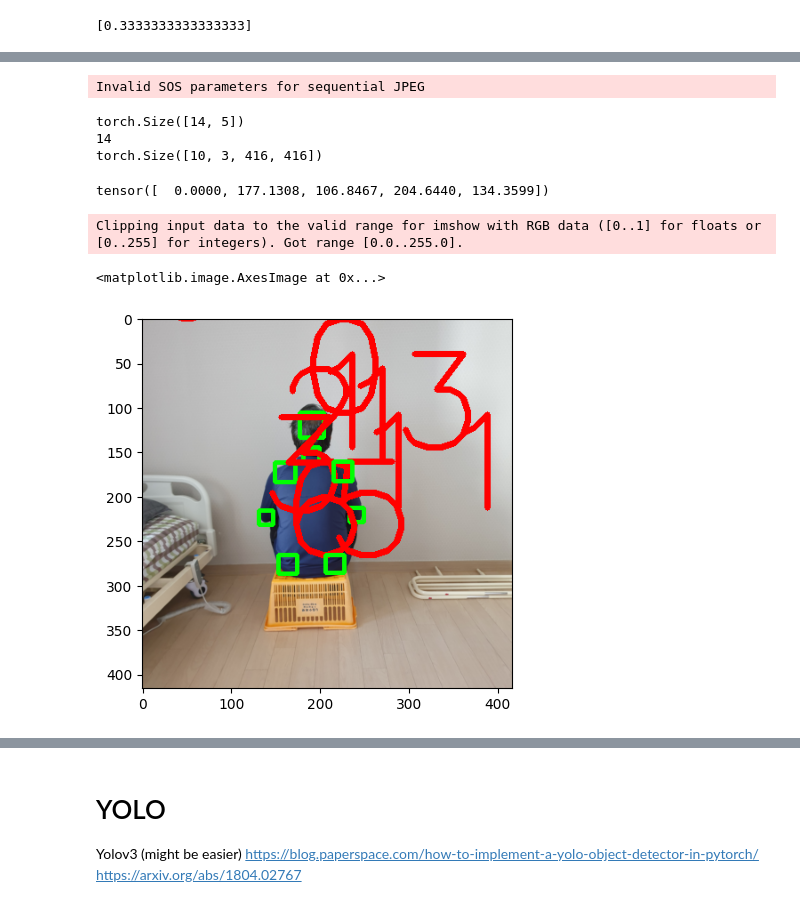
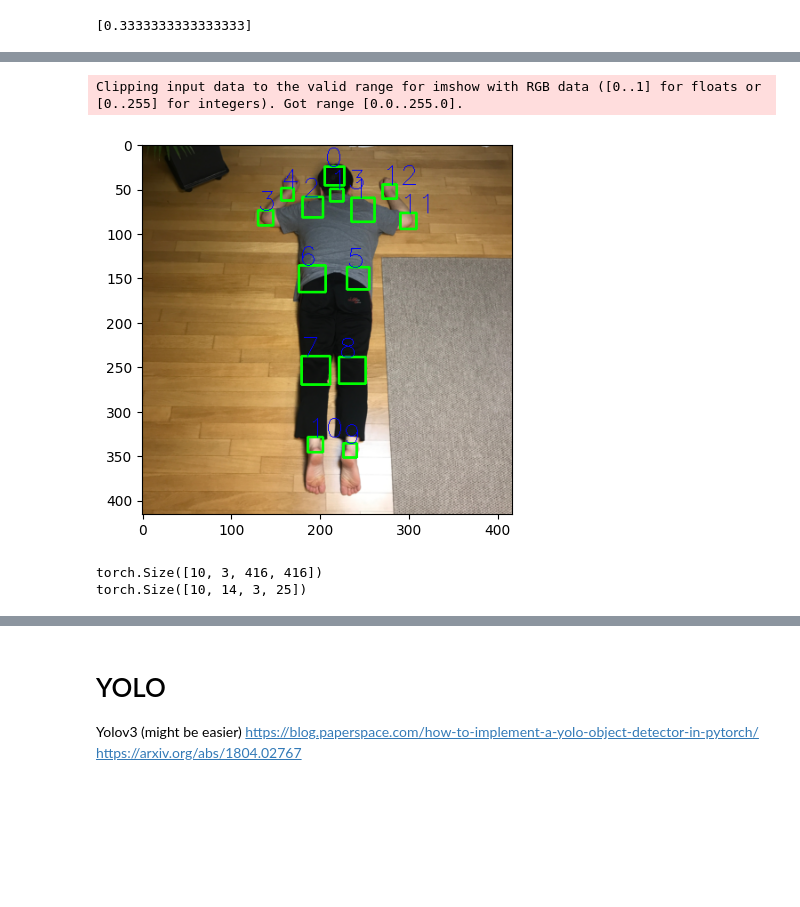
Before and after one commit to PikaSannnnn/MassageBot, a Jupyter notebook: dataProcessing.ipynb, the cells around one changed output, grey strips where cells are left out. Drawn from its saved outputs; the diff is of its cells as text; code cells hidden in the pictures; blank space fills up the shorter version.

```diff
--- a/dataProcessing.ipynb
+++ b/dataProcessing.ipynb
@@ -245,0 +234,12 @@ class backDataset(Dataset):
+# %%
+def show_img_box(img, data):
+    tmp_img = img.permute(1, 2, 0)
+    tmp_img = cv2.cvtColor(tmp_img.numpy(), cv2.COLOR_BGR2RGB)
+    for box in data:
+        class_id = torch.argmax(box[0][5:19])
+        box_dim = (box[0][[-2, -1]] * 416)
+        x1, y1 = (box[0][[-4, -3]] * 416) - (box_dim / 2)
+        x2, y2 = (box[0][[-4, -3]] * 416) + (box_dim / 2)
+        cv2.rectangle(tmp_img, (int(x1), int(y1)), (int(x2), int(y2)), (0, 255, 0), 2)
+        cv2.putText(tmp_img, str(int(class_id)), (int(x1), int(y1)), cv2.FONT_HERSHEY_SIMPLEX, 1, (0, 0, 255), 1)
+    plt.imshow(tmp_img)
@@ -246,4 +249,4 @@ class backDataset(Dataset):
 # %%
-test_loader = DataLoader(backDataset(), batch_size=1, shuffle=True)
+test_loader = DataLoader(backDataset(anchor_boxes=anchors), batch_size=1, shuffle=True)
 # %%
 img, data = test_loader.dataset[0]
@@ -268,9 +252,0 @@ tensor([[216.4902,  36.0741, 158.7009, 158.7009,   0.0000,   1.0000,   0.0000,
-# %%
-img = img.permute(1, 2, 0)
-img = cv2.cvtColor(img.numpy(), cv2.COLOR_BGR2RGB)
-# print(data)
-for box in data:
-    class_id, x1, y1, x2, y2 = box
-    cv2.rectangle(img, (int(x1), int(y1)), (int(x2), int(y2)), (0, 255, 0), 2)
-    cv2.putText(img, str(int(class_id)), (int(x1), int(y1)), cv2.FONT_HERSHEY_SIMPLEX, 1, (0, 0, 255), 1)
-plt.imshow(img)
@@ -281,3 +267,8 @@ Clipping input data to the valid range for imshow with RGB data ([0..1] for floa
+# %%
+show_img_box(img, data)
+# %% [output]
+Clipping input data to the valid range for imshow with RGB data ([0..1] for floats or [0..255] for integers). Got range [0.0..255.0].
+[figure, added]
 # %%
 from torch.utils.data import DataLoader, random_split
 from torchvision import transforms
@@ -307,8 +297,7 @@ test_loader = DataLoader(test_dataset, batch_size=10, shuffle=True, collate_fn=c
 # %%
 test_train_img, test_train_data = next(iter(train_loader))
 print(test_train_img.shape)
+print(test_train_data.shape)
 # %% [output]
-Invalid SOS parameters for sequential JPEG
+torch.Size([10, 3, 416, 416])
+torch.Size([10, 14, 3, 25])
-torch.Size([14, 5])
-14
-torch.Size([10, 3, 416, 416])
@@ -317,17 +303,0 @@ test_train_img = test_train_img.permute(0, 2, 3, 1)
-# %%
-test_train_data[4][0]
-# %% [output]
-tensor([  0.0000, 177.1308, 106.8467, 204.6440, 134.3599])
-# %%
-# plt.imshow(test_train_img[0].numpy())
-img = cv2.cvtColor(test_train_img[4].numpy(), cv2.COLOR_BGR2RGB)
-data = test_train_data[4]
-for box in data:
-    class_id, x1, y1, x2, y2 = box
-    cv2.rectangle(img, (int(x1), int(y1)), (int(x2), int(y2)), (0, 255, 0), 3)
-    cv2.putText(img, str(int(class_id)), (int(x1), int(y1)), cv2.FONT_HERSHEY_SIMPLEX, 5, (255, 0, 0), 5)
-plt.imshow(img)
-# %% [output]
-Clipping input data to the valid range for imshow with RGB data ([0..1] for floats or [0..255] for integers). Got range [0.0..255.0].
-<matplotlib.image.AxesImage at 0x...>
-[figure, removed]
```
Also changed, not shown: parts of 25 cells of this notebook, 1 other file.
